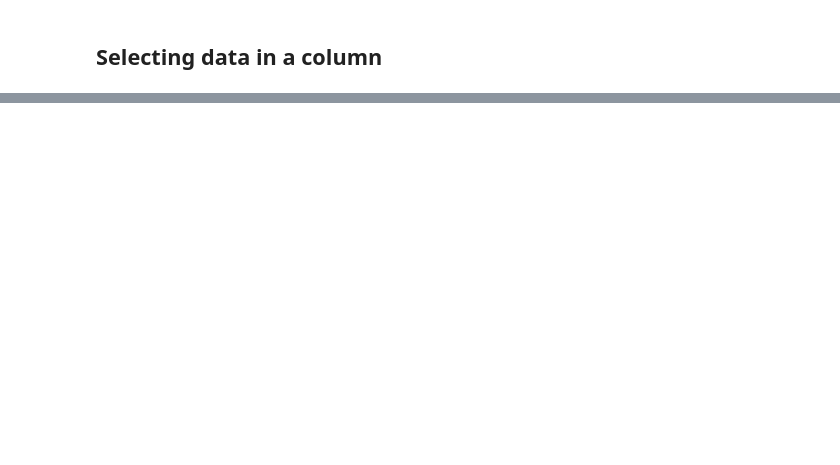
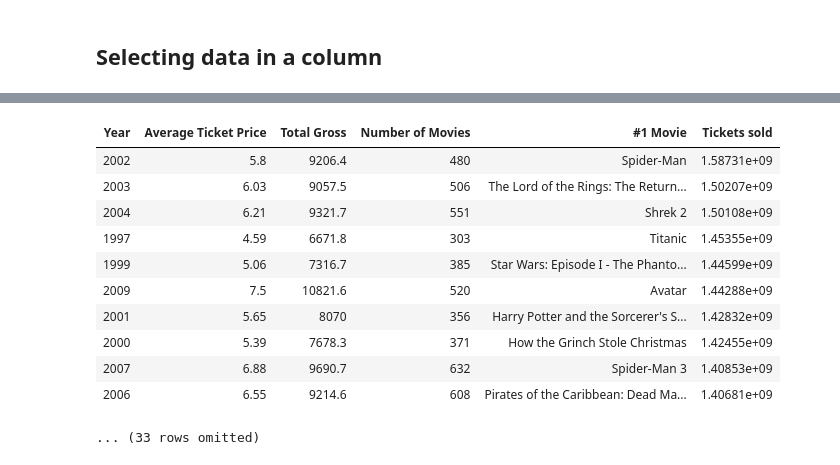
Before and after one commit to Mrsnellek/DS-400-22S8W1, a Jupyter notebook: Week_3/lec03/lecture_03_chapters_5_6.ipynb, the cells around one changed output, grey strips where cells are left out. Cells and saved outputs as stored; diff of their text form; code cells hidden in the pictures; blank space fills up the shorter version.

```diff
--- a/Week_3/lec03/lecture_03_chapters_5_6.ipynb
+++ b/Week_3/lec03/lecture_03_chapters_5_6.ipynb
@@ -194,2 +410,17 @@ movies.show(4)
+# %%
+movies.sort('Tickets sold', descending = True)
+# %% [output]
+| Year | Average Ticket Price | Total Gross | Number of Movies | #1 Movie | Tickets sold |
+| 2002 | 5.8 | 9206.4 | 480 | Spider-Man | 1.58731e+09 |
+| 2003 | 6.03 | 9057.5 | 506 | The Lord of the Rings: The Return... | 1.50207e+09 |
+| 2004 | 6.21 | 9321.7 | 551 | Shrek 2 | 1.50108e+09 |
+| 1997 | 4.59 | 6671.8 | 303 | Titanic | 1.45355e+09 |
+| 1999 | 5.06 | 7316.7 | 385 | Star Wars: Episode I - The Phanto... | 1.44599e+09 |
+| 2009 | 7.5 | 10821.6 | 520 | Avatar | 1.44288e+09 |
+| 2001 | 5.65 | 8070 | 356 | Harry Potter and the Sorcerer's S... | 1.42832e+09 |
+| 2000 | 5.39 | 7678.3 | 371 | How the Grinch Stole Christmas | 1.42455e+09 |
+| 2007 | 6.88 | 9690.7 | 632 | Spider-Man 3 | 1.40853e+09 |
+| 2006 | 6.55 | 9214.6 | 608 | Pirates of the Caribbean: Dead Ma... | 1.40681e+09 |
+... (33 rows omitted)
 # %%
 movies.set_format('Tickets sold', NumberFormatter)
```
Also changed, not shown: parts of 62 cells of this notebook, 3 other files.
